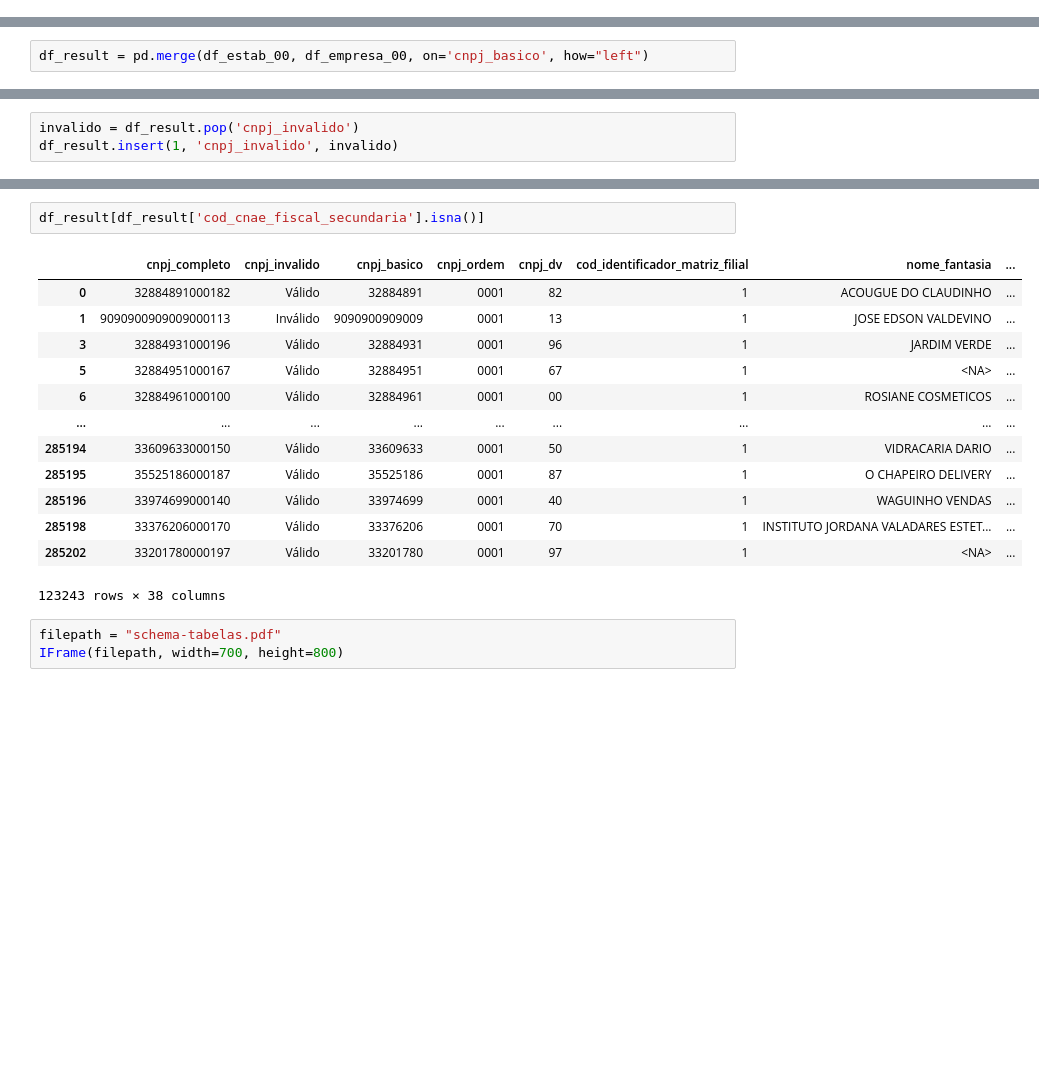
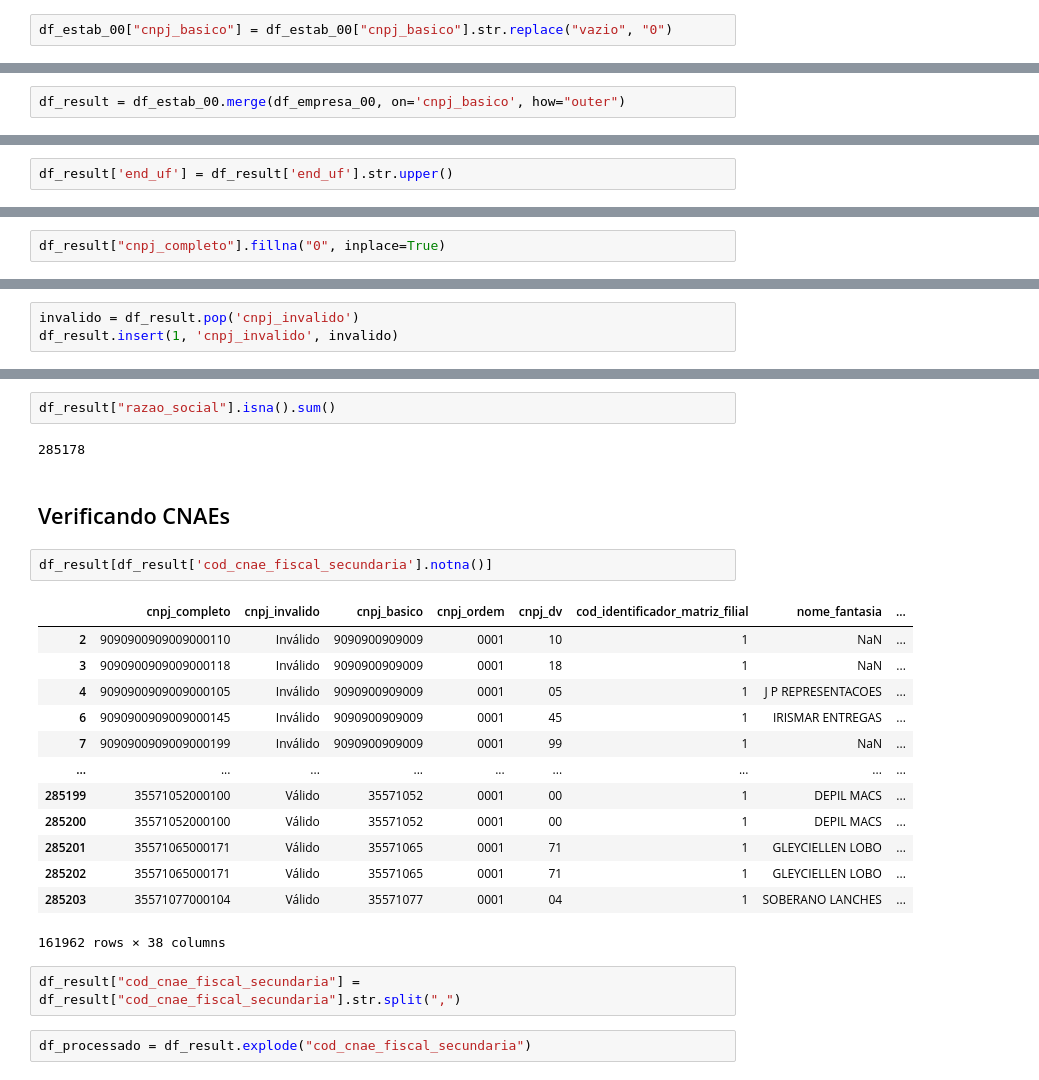
Before and after one commit to matheusbaars/teste-dados, a Jupyter notebook: Teste IA-DADOS.ipynb, the cells around one changed output, grey strips where cells are left out. Drawn from its saved outputs; the diff is of its cells as text; blank space fills up the shorter version.

```diff
--- a/Teste IA-DADOS.ipynb
+++ b/Teste IA-DADOS.ipynb
@@ -7,0 +97,2 @@ df_estab_00 = pd.read_csv('estab-part-00.csv', dtype='string')
+# %%
+df_estab_00["cnpj_basico"] = df_estab_00["cnpj_basico"].str.replace("vazio", "0")
@@ -8,2 +101,2 @@ df_estab_00 = pd.read_csv('estab-part-00.csv', dtype='string')
 # %%
-df_result = pd.merge(df_estab_00, df_empresa_00, on='cnpj_basico', how="left")
+df_result = df_estab_00.merge(df_empresa_00, on='cnpj_basico', how="outer")
@@ -24,0 +118,2 @@ Name: fax, Length: 4126, dtype: Int64
+# %%
+df_result['end_uf'] = df_result['end_uf'].str.upper()
@@ -38,6 +125,8 @@ df_result.head(5)
 df_result['cnpj_completo'] = df_result['cnpj_basico'] + df_result['cnpj_ordem'].str.zfill(4) + df_result['cnpj_dv']
 cnpj_completo = df_result.pop('cnpj_completo')
 df_result.insert(0, 'cnpj_completo', cnpj_completo)
+# %%
+df_result["cnpj_completo"].fillna("0", inplace=True)
 # %%
 df_result['cnpj_invalido'] = df_result.apply(lambda x : 'Válido' if len(x['cnpj_completo']) == 14 else 'Inválido',axis=1)
 # %%
@@ -46,19 +155,26 @@ df_result.insert(1, 'cnpj_invalido', invalido)
+# %%
+df_result["razao_social"].isna().sum()
+# %% [output]
+285178
+# %% [markdown]
+## Verificando CNAEs
 # %%
-df_result[df_result['cod_cnae_fiscal_secundaria'].isna()]
+df_result[df_result['cod_cnae_fiscal_secundaria'].notna()]
 # %% [output]
 |  | cnpj_completo | cnpj_invalido | cnpj_basico | cnpj_ordem | cnpj_dv | cod_identificador_matriz_filial | nome_fantasia | ... |
-| 0 | 32884891000182 | Válido | 32884891 | 0001 | 82 | 1 | ACOUGUE DO CLAUDINHO | ... |
-| 1 | 9090900909009000113 | Inválido | 9090900909009 | 0001 | 13 | 1 | JOSE EDSON VALDEVINO | ... |
-| 3 | 32884931000196 | Válido | 32884931 | 0001 | 96 | 1 | JARDIM VERDE | ... |
-| 5 | 32884951000167 | Válido | 32884951 | 0001 | 67 | 1 | <NA> | ... |
-| 6 | 32884961000100 | Válido | 32884961 | 0001 | 00 | 1 | ROSIANE COSMETICOS | ... |
+| 2 | 9090900909009000110 | Inválido | 9090900909009 | 0001 | 10 | 1 | NaN | ... |
+| 3 | 9090900909009000118 | Inválido | 9090900909009 | 0001 | 18 | 1 | NaN | ... |
+| 4 | 9090900909009000105 | Inválido | 9090900909009 | 0001 | 05 | 1 | J P REPRESENTACOES | ... |
+| 6 | 9090900909009000145 | Inválido | 9090900909009 | 0001 | 45 | 1 | IRISMAR ENTREGAS | ... |
+| 7 | 9090900909009000199 | Inválido | 9090900909009 | 0001 | 99 | 1 | NaN | ... |
 | ... | ... | ... | ... | ... | ... | ... | ... | ... |
-| 285194 | 33609633000150 | Válido | 33609633 | 0001 | 50 | 1 | VIDRACARIA DARIO | ... |
-| 285195 | 35525186000187 | Válido | 35525186 | 0001 | 87 | 1 | O CHAPEIRO DELIVERY | ... |
-| 285196 | 33974699000140 | Válido | 33974699 | 0001 | 40 | 1 | WAGUINHO VENDAS | ... |
-| 285198 | 33376206000170 | Válido | 33376206 | 0001 | 70 | 1 | INSTITUTO JORDANA VALADARES ESTET... | ... |
-| 285202 | 33201780000197 | Válido | 33201780 | 0001 | 97 | 1 | <NA> | ... |
+| 285199 | 35571052000100 | Válido | 35571052 | 0001 | 00 | 1 | DEPIL MACS | ... |
+| 285200 | 35571052000100 | Válido | 35571052 | 0001 | 00 | 1 | DEPIL MACS | ... |
+| 285201 | 35571065000171 | Válido | 35571065 | 0001 | 71 | 1 | GLEYCIELLEN LOBO | ... |
+| 285202 | 35571065000171 | Válido | 35571065 | 0001 | 71 | 1 | GLEYCIELLEN LOBO | ... |
+| 285203 | 35571077000104 | Válido | 35571077 | 0001 | 04 | 1 | SOBERANO LANCHES | ... |
-123243 rows × 38 columns
+161962 rows × 38 columns
-# %%
-filepath = "schema-tabelas.pdf"
-IFrame(filepath, width=700, height=800)
+# %%
+df_result["cod_cnae_fiscal_secundaria"] = df_result["cod_cnae_fiscal_secundaria"].str.split(",")
+# %%
+df_processado = df_result.explode("cod_cnae_fiscal_secundaria")
```
Also changed, not shown: parts of 32 cells of this notebook, 1 other file.
